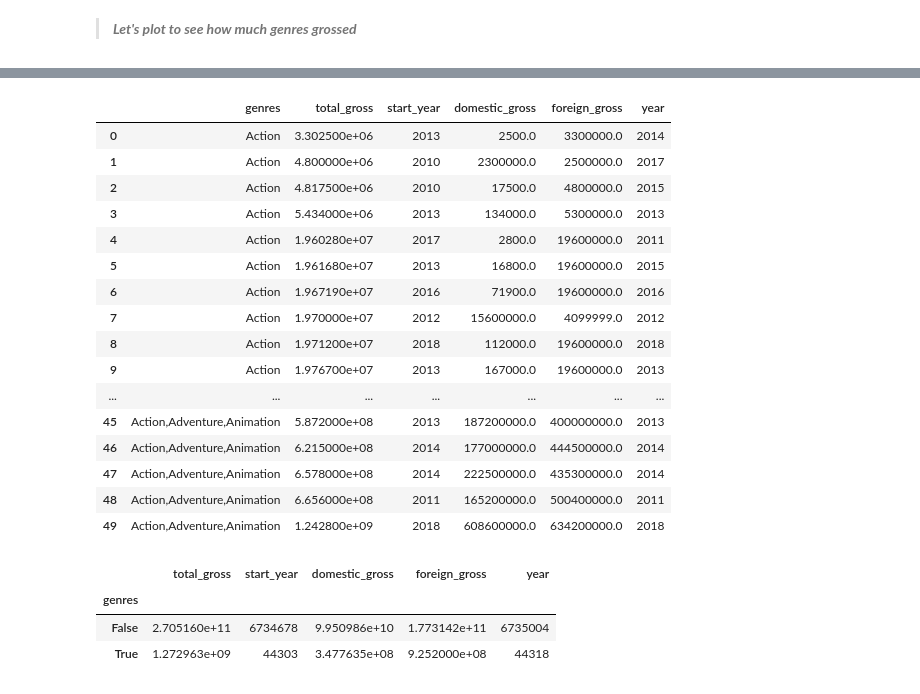
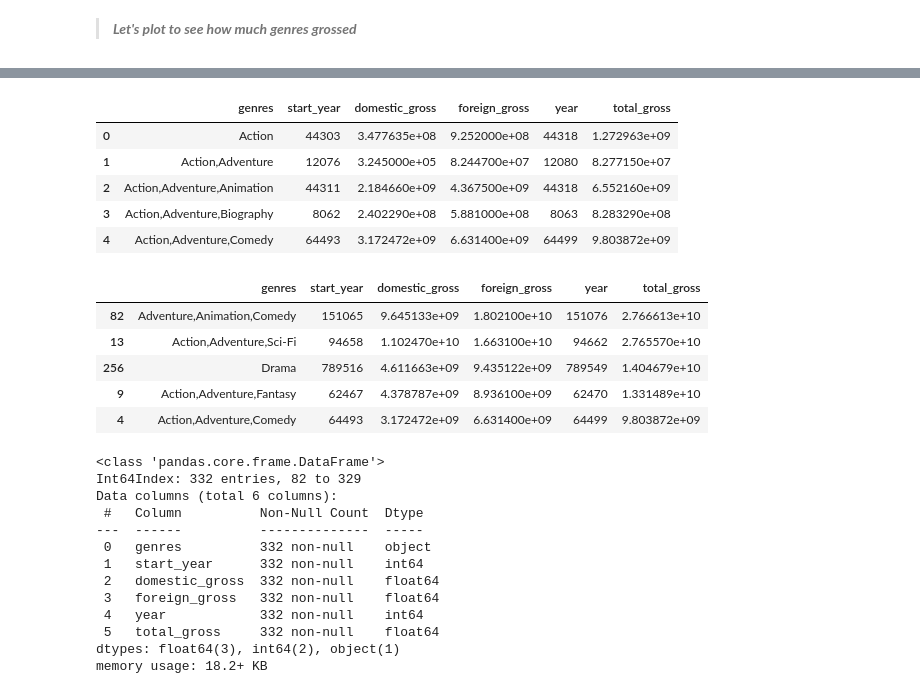
Before and after one commit to rahulakrish/movie_studio_recommendation, a Jupyter notebook: project_notebook.ipynb, the cells around one changed output, grey strips where cells are left out. Drawn from its saved outputs; the diff is of its cells as text; code cells hidden in the pictures.

```diff
--- a/project_notebook.ipynb
+++ b/project_notebook.ipynb
@@ -543,31 +551,40 @@ movie_gross_df.groupby(['genres','total_gross']).sum()
 # %%
-new_df = movie_gross_df.groupby(['genres','total_gross']).sum()
-new_df.reset_index(inplace = True)
+# using groupby to get data by genres
+df_genres = movie_gross_df.groupby(['genres']).sum()
+df_genres.reset_index(inplace = True)
+df_genres.head()
+# %% [output]
+|  | genres | start_year | domestic_gross | foreign_gross | year | total_gross |
+| 0 | Action | 44303 | 3.477635e+08 | 9.252000e+08 | 44318 | 1.272963e+09 |
+| 1 | Action,Adventure | 12076 | 3.245000e+05 | 8.244700e+07 | 12080 | 8.277150e+07 |
+| 2 | Action,Adventure,Animation | 44311 | 2.184660e+09 | 4.367500e+09 | 44318 | 6.552160e+09 |
+| 3 | Action,Adventure,Biography | 8062 | 2.402290e+08 | 5.881000e+08 | 8063 | 8.283290e+08 |
+| 4 | Action,Adventure,Comedy | 64493 | 3.172472e+09 | 6.631400e+09 | 64499 | 9.803872e+09 |
-# %%
-new_df.head(50)
-# %% [output]
-|  | genres | total_gross | start_year | domestic_gross | foreign_gross | year |
-| 0 | Action | 3.302500e+06 | 2013 | 2500.0 | 3300000.0 | 2014 |
-| 1 | Action | 4.800000e+06 | 2010 | 2300000.0 | 2500000.0 | 2017 |
-| 2 | Action | 4.817500e+06 | 2010 | 17500.0 | 4800000.0 | 2015 |
-| 3 | Action | 5.434000e+06 | 2013 | 134000.0 | 5300000.0 | 2013 |
-| 4 | Action | 1.960280e+07 | 2017 | 2800.0 | 19600000.0 | 2011 |
-| 5 | Action | 1.961680e+07 | 2013 | 16800.0 | 19600000.0 | 2015 |
-| 6 | Action | 1.967190e+07 | 2016 | 71900.0 | 19600000.0 | 2016 |
-| 7 | Action | 1.970000e+07 | 2012 | 15600000.0 | 4099999.0 | 2012 |
-| 8 | Action | 1.971200e+07 | 2018 | 112000.0 | 19600000.0 | 2018 |
-| 9 | Action | 1.976700e+07 | 2013 | 167000.0 | 19600000.0 | 2013 |
-| ... | ... | ... | ... | ... | ... | ... |
-| 45 | Action,Adventure,Animation | 5.872000e+08 | 2013 | 187200000.0 | 400000000.0 | 2013 |
-| 46 | Action,Adventure,Animation | 6.215000e+08 | 2014 | 177000000.0 | 444500000.0 | 2014 |
-| 47 | Action,Adventure,Animation | 6.578000e+08 | 2014 | 222500000.0 | 435300000.0 | 2014 |
-| 48 | Action,Adventure,Animation | 6.656000e+08 | 2011 | 165200000.0 | 500400000.0 | 2011 |
-| 49 | Action,Adventure,Animation | 1.242800e+09 | 2018 | 608600000.0 | 634200000.0 | 2018 |
-# %%
-new_df.groupby(new_df['genres'] == 'Action').sum()
-# %% [output]
-|  | total_gross | start_year | domestic_gross | foreign_gross | year |
-| genres |  |  |  |  |  |
-| False | 2.705160e+11 | 6734678 | 9.950986e+10 | 1.773142e+11 | 6735004 |
-| True | 1.272963e+09 | 44303 | 3.477635e+08 | 9.252000e+08 | 44318 |
+# %%
+# sorting the total_gross column in descending order to get the highest grossing genres
+df_genres.sort_values(by=['total_gross'], ascending = False, inplace = True)
+df_genres.head()
+# %% [output]
+|  | genres | start_year | domestic_gross | foreign_gross | year | total_gross |
+| 82 | Adventure,Animation,Comedy | 151065 | 9.645133e+09 | 1.802100e+10 | 151076 | 2.766613e+10 |
+| 13 | Action,Adventure,Sci-Fi | 94658 | 1.102470e+10 | 1.663100e+10 | 94662 | 2.765570e+10 |
+| 256 | Drama | 789516 | 4.611663e+09 | 9.435122e+09 | 789549 | 1.404679e+10 |
+| 9 | Action,Adventure,Fantasy | 62467 | 4.378787e+09 | 8.936100e+09 | 62470 | 1.331489e+10 |
+| 4 | Action,Adventure,Comedy | 64493 | 3.172472e+09 | 6.631400e+09 | 64499 | 9.803872e+09 |
+# %%
+df_genres.info()
+# %% [output]
+<class 'pandas.core.frame.DataFrame'>
+Int64Index: 332 entries, 82 to 329
+Data columns (total 6 columns):
+ #   Column          Non-Null Count  Dtype
+---  ------          --------------  -----
+ 0   genres          332 non-null    object
+ 1   start_year      332 non-null    int64
+ 2   domestic_gross  332 non-null    float64
+ 3   foreign_gross   332 non-null    float64
+ 4   year            332 non-null    int64
+ 5   total_gross     332 non-null    float64
+dtypes: float64(3), int64(2), object(1)
+memory usage: 18.2+ KB
 # %%
```
Also changed, not shown: parts of 6 cells of this notebook.
